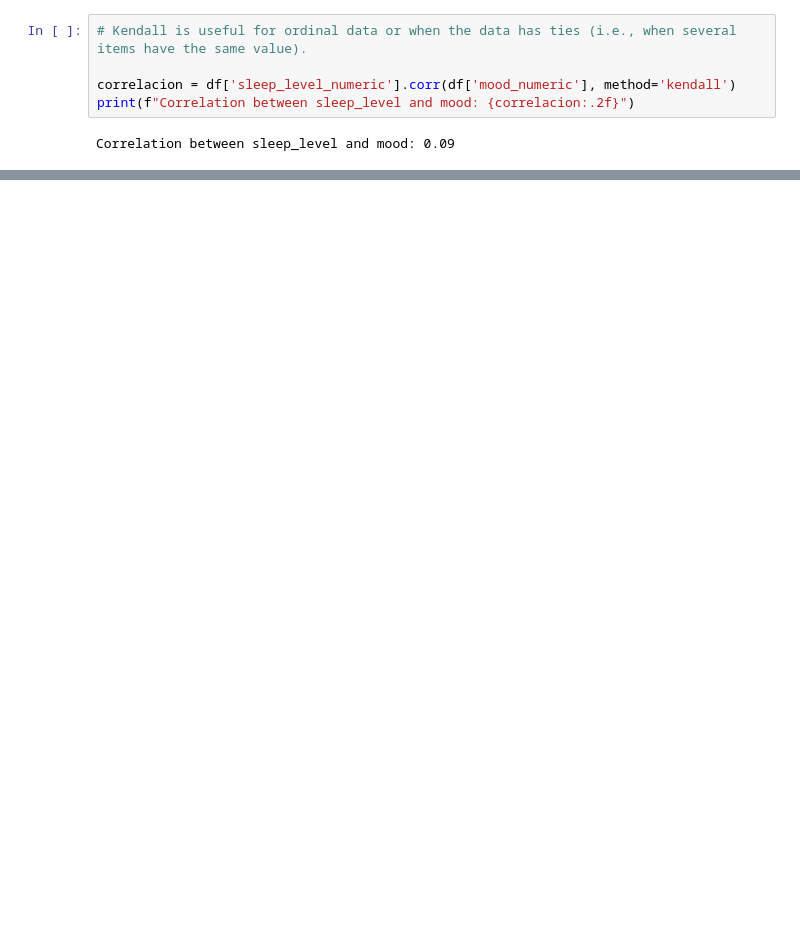
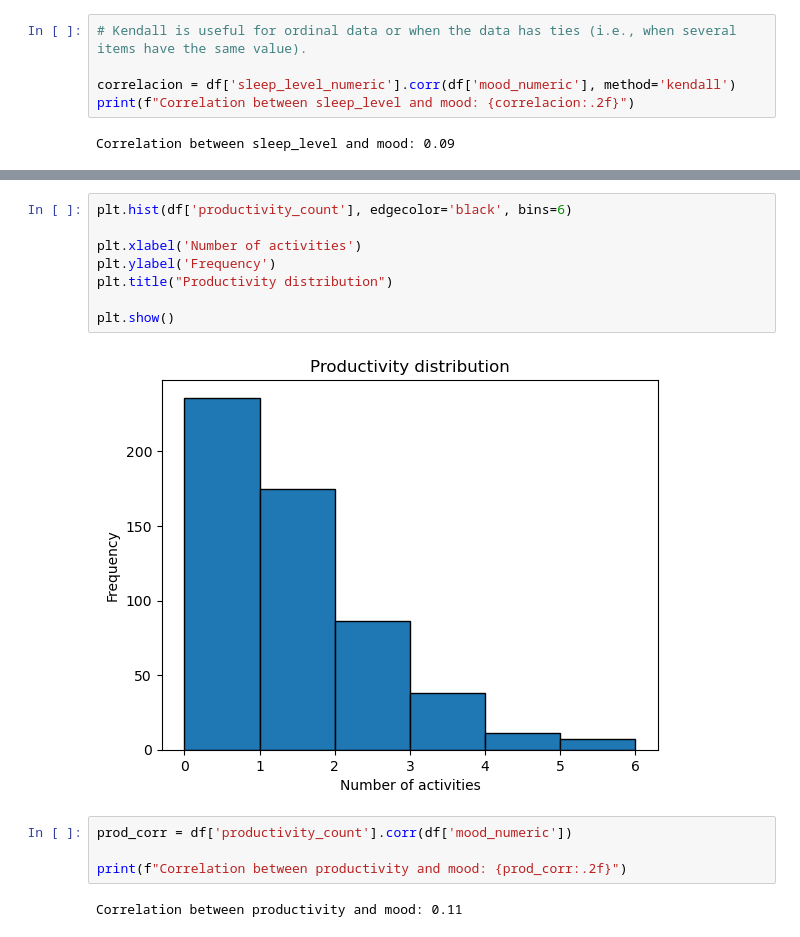
Before and after one commit to IsaiJesus/Feelings, a Jupyter notebook: notebooks/03_detailed_analysis.ipynb, the cells around one changed output, grey strips where cells are left out. Saved outputs shown, nothing was run; the diff lists cells and outputs as text; blank space fills up the shorter version.

```diff
--- a/notebooks/03_detailed_analysis.ipynb
+++ b/notebooks/03_detailed_analysis.ipynb
@@ -371,0 +355,16 @@ Top 5 Activities that Increase Mood the Most:
+# %%
+plt.hist(df['productivity_count'], edgecolor='black', bins=6)
+
+plt.xlabel('Number of activities')
+plt.ylabel('Frequency')
+plt.title("Productivity distribution")
+
+plt.show()
+# %% [output]
+[figure, added]
+# %%
+prod_corr = df['productivity_count'].corr(df['mood_numeric'])
+
+print(f"Correlation between productivity and mood: {prod_corr:.2f}")
+# %% [output]
+Correlation between productivity and mood: 0.11
```
Also changed, not shown: parts of 31 cells of this notebook, 4 other files.
